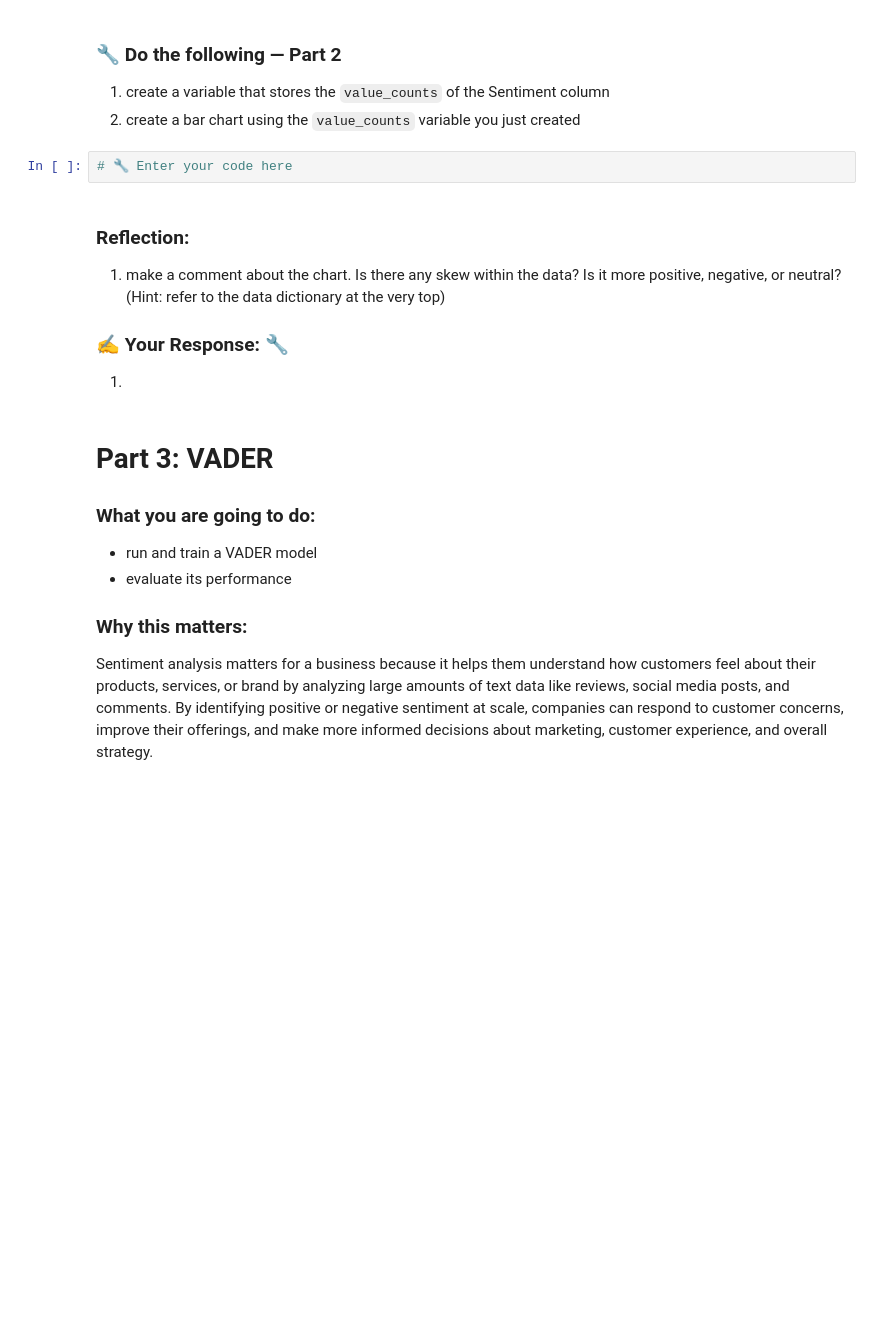
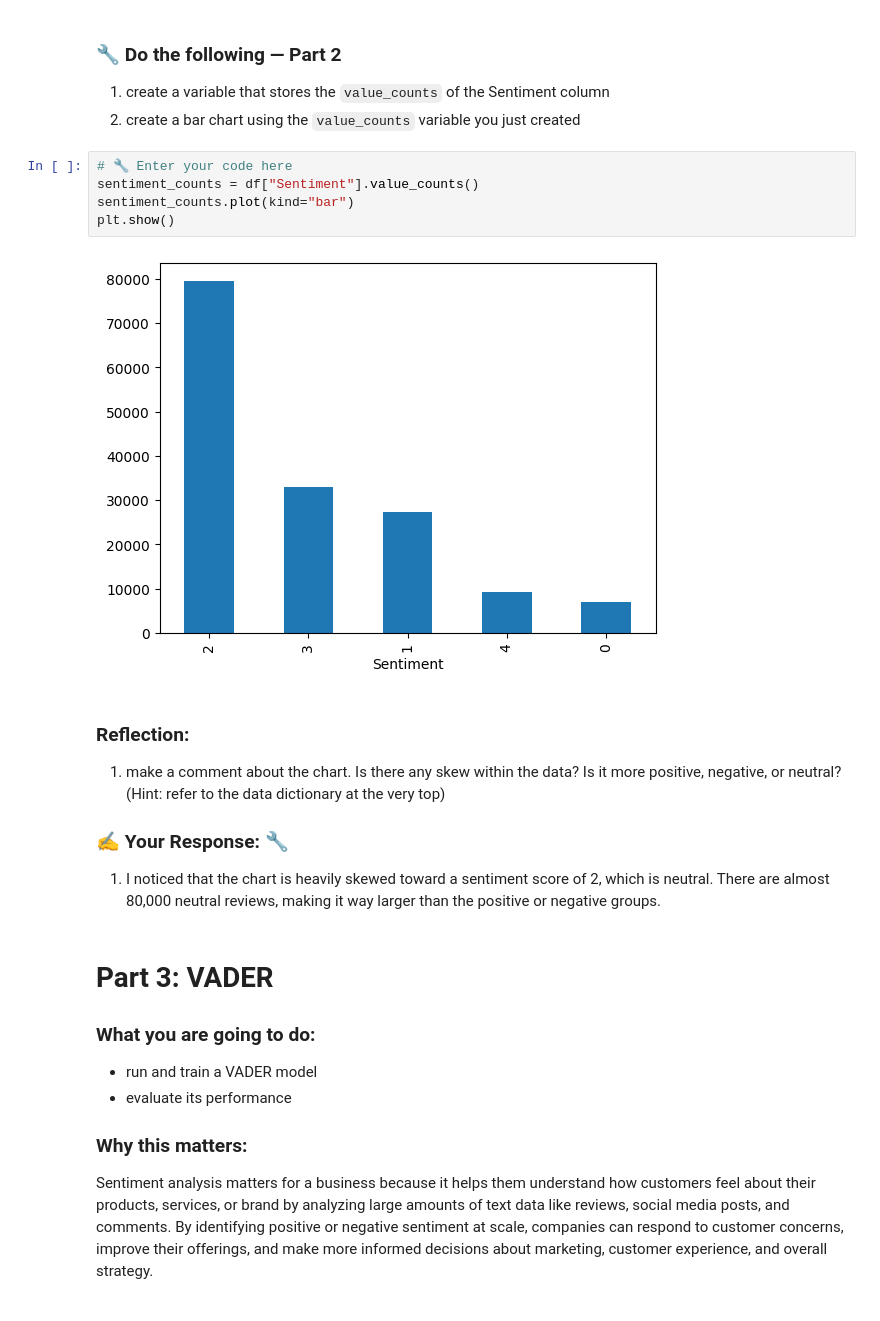
Before and after one commit to jsherwood2/IS-4487, a Jupyter notebook: Labs/lab_13_text_analytics.ipynb, the cells around one changed output. Saved outputs shown, nothing was run; the diff lists cells and outputs as text; blank space fills up the shorter version.

````diff
--- a/Labs/lab_13_text_analytics.ipynb
+++ b/Labs/lab_13_text_analytics.ipynb
@@ -98,12 +118,17 @@ In the dataset you'll notice that each phrase has a sentiment score. These score
 2. create a bar chart using the ```value_counts``` variable you just created
 # %%
 # 🔧 Enter your code here
+sentiment_counts = df["Sentiment"].value_counts()
+sentiment_counts.plot(kind="bar")
+plt.show()
+# %% [output]
+[figure, added]
 # %% [markdown]
 ### Reflection:
 1. make a comment about the chart. Is there any skew within the data? Is it more positive, negative, or neutral? (Hint: refer to the data dictionary at the very top)
 
 ### ✍️ Your Response: 🔧
-1.
+1. I noticed that the chart is heavily skewed toward a sentiment score of 2, which is neutral. There are almost 80,000 neutral reviews, making it way larger than the positive or negative groups.
 # %% [markdown]
 # Part 3: VADER
 ### What you are going to do:
````
Also changed, not shown: parts of 13 cells of this notebook.
